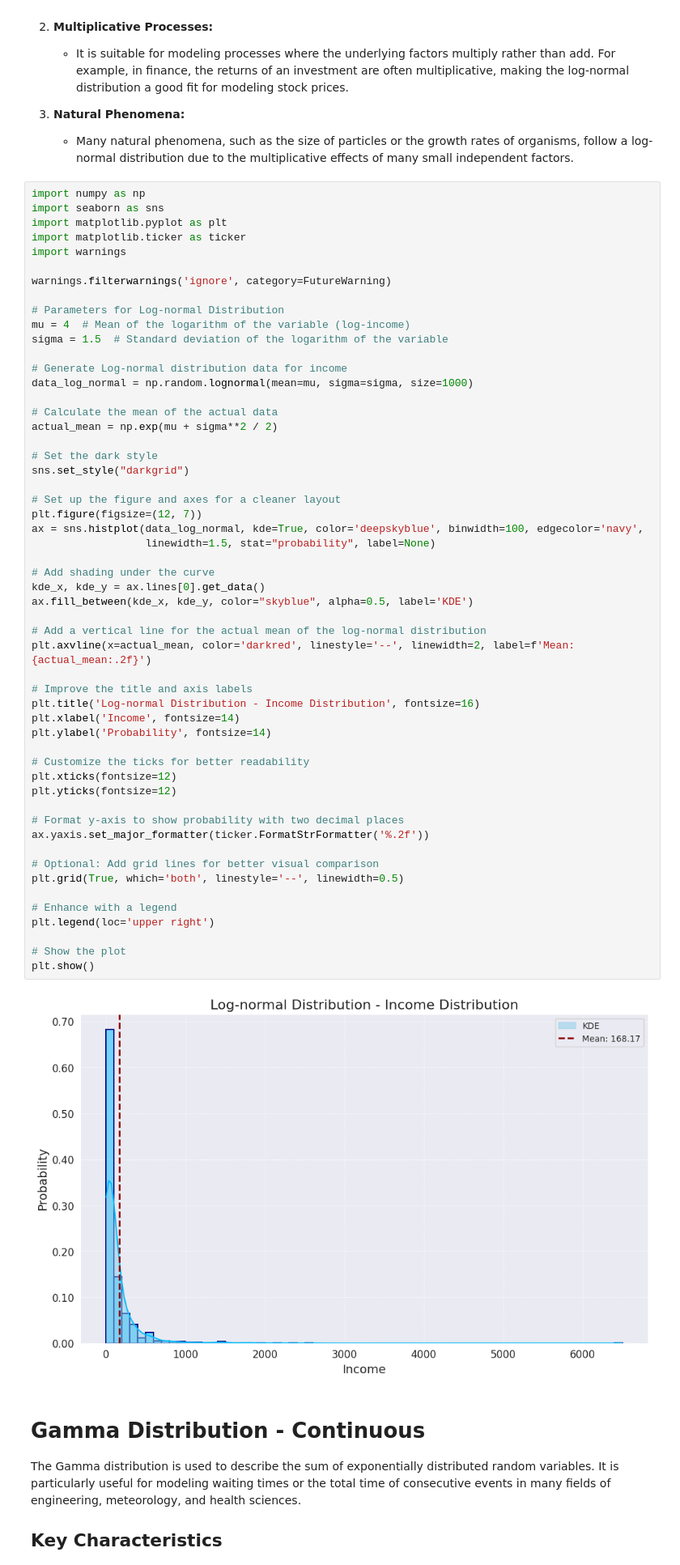
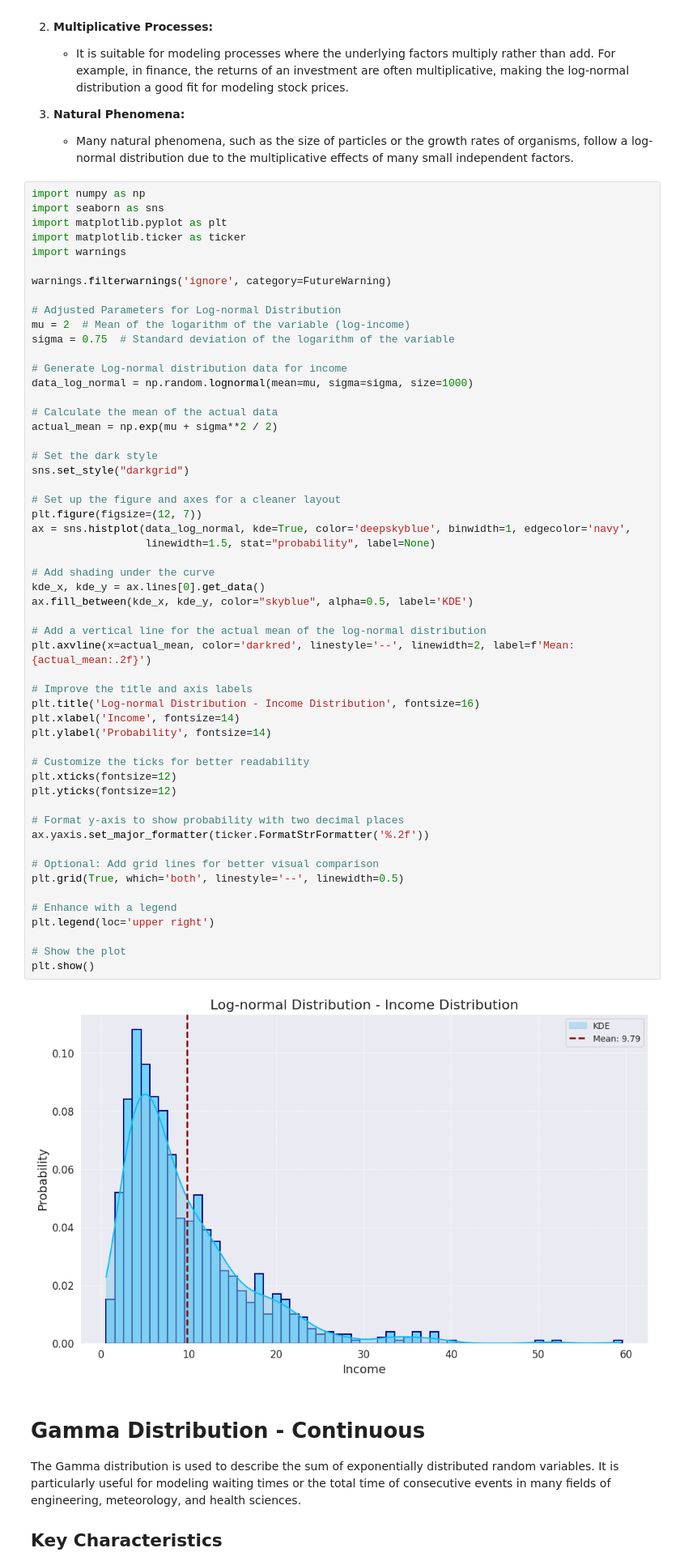
Before and after one commit to matinmahmoudi/Kaggle, a Jupyter notebook: complete-guide-to-distributions-a-to-z.ipynb, the cells around one changed output. Shown at 81% size. Drawn from its saved outputs; the diff is of its cells as text.

Commit message:
Kaggle Notebook | 🌳 📈  Complete Guide to Distributions A to Z | Version 14

```diff
--- a/complete-guide-to-distributions-a-to-z.ipynb
+++ b/complete-guide-to-distributions-a-to-z.ipynb
@@ -784,9 +784,9 @@ import warnings
 
 warnings.filterwarnings('ignore', category=FutureWarning)
 
-# Parameters for Log-normal Distribution
-mu = 4  # Mean of the logarithm of the variable (log-income)
-sigma = 1.5  # Standard deviation of the logarithm of the variable
+# Adjusted Parameters for Log-normal Distribution
+mu = 2  # Mean of the logarithm of the variable (log-income)
+sigma = 0.75  # Standard deviation of the logarithm of the variable
 
 # Generate Log-normal distribution data for income
 data_log_normal = np.random.lognormal(mean=mu, sigma=sigma, size=1000)
@@ -799,38 +799,38 @@ sns.set_style("darkgrid")
 
 # Set up the figure and axes for a cleaner layout
 plt.figure(figsize=(12, 7))
-ax = sns.histplot(data_log_normal, kde=True, color='deepskyblue', binwidth=100, edgecolor='navy',
+ax = sns.histplot(data_log_normal, kde=True, color='deepskyblue', binwidth=1, edgecolor='navy',
                   linewidth=1.5, stat="probability", label=None)
 
 # Add shading under the curve
 kde_x, kde_y = ax.lines[0].get_data()
 ax.fill_between(kde_x, kde_y, color="skyblue", alpha=0.5, label='KDE')
 
 # Add a vertical line for the actual mean of the log-normal distribution
 plt.axvline(x=actual_mean, color='darkred', linestyle='--', linewidth=2, label=f'Mean: {actual_mean:.2f}')
 
 # Improve the title and axis labels
 plt.title('Log-normal Distribution - Income Distribution', fontsize=16)
 plt.xlabel('Income', fontsize=14)
 plt.ylabel('Probability', fontsize=14)
 
 # Customize the ticks for better readability
 plt.xticks(fontsize=12)
 plt.yticks(fontsize=12)
 
 # Format y-axis to show probability with two decimal places
 ax.yaxis.set_major_formatter(ticker.FormatStrFormatter('%.2f'))
 
 # Optional: Add grid lines for better visual comparison
 plt.grid(True, which='both', linestyle='--', linewidth=0.5)
 
 # Enhance with a legend
 plt.legend(loc='upper right')
 
 # Show the plot
 plt.show()
 # %% [output]
-[figure, old version]
+[figure, new version]
 # %% [markdown]
 # Gamma Distribution - Continuous
 
```
Also changed, not shown: parts of 17 cells of this notebook.
